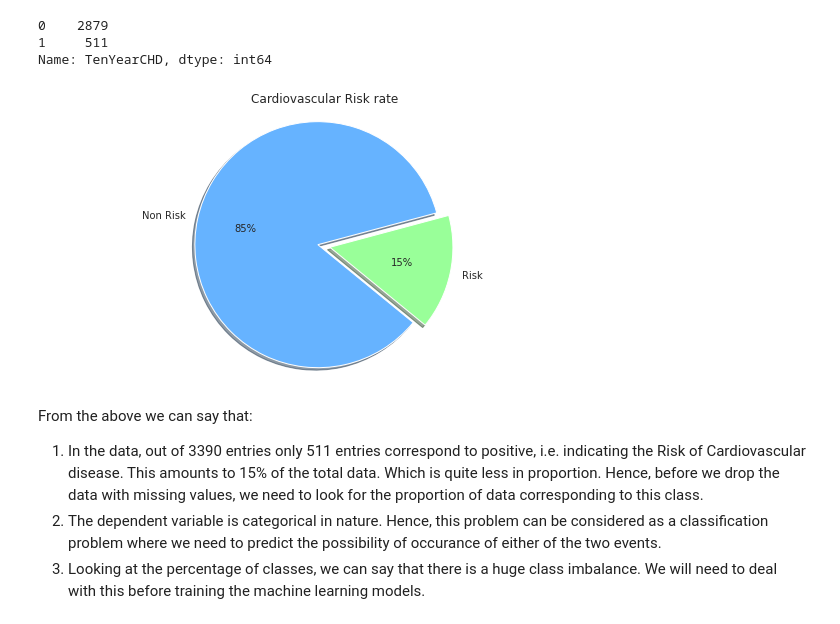
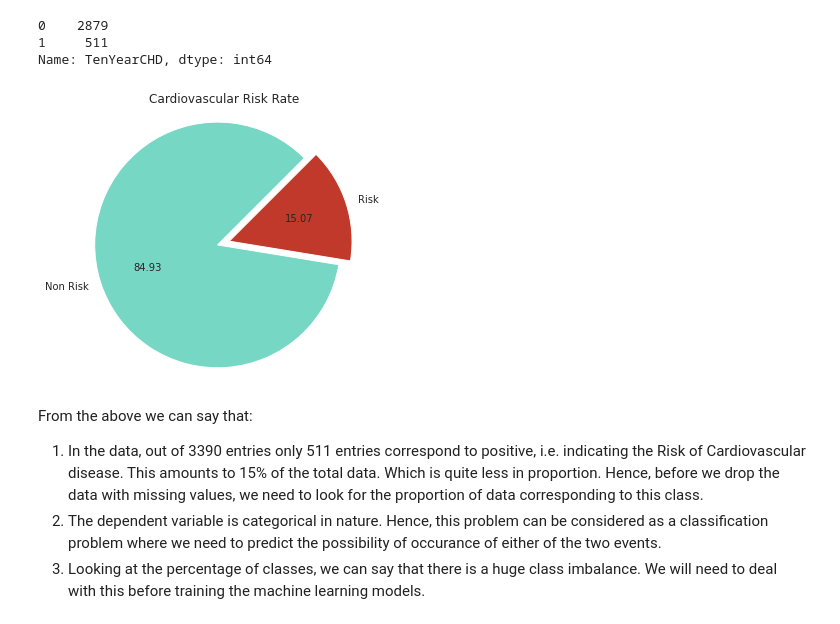
Before and after one commit to lakummahesh/Supervised-ML-Capstone-Project-Classification-Cardiovascular-Risk-Prediction, a Jupyter notebook: Cardiovascular_Risk_Prediction.ipynb, the cells around one changed output. Drawn from its saved outputs; the diff is of its cells as text; code cells hidden in the pictures.

```diff
--- a/Cardiovascular_Risk_Prediction.ipynb
+++ b/Cardiovascular_Risk_Prediction.ipynb
@@ -275,17 +276,17 @@ df2.TenYearCHD.value_counts()
 1     511
 Name: TenYearCHD, dtype: int64
 # %%
-# Let us plot the majority and minority set of the target variable
-labels = 'Non Risk',"Risk"
-my_colors = ['#66b3ff','#99ff99']
-my_explode = (0,0.1)
-plt.figure(figsize=(10,5))
-plt.pie(df2['TenYearCHD'].value_counts(), labels=labels ,autopct='%1.0f%%', startangle =15, shadow =True, colors = my_colors, explode=my_explode )
-plt.title("Cardiovascular Risk rate")
+# Plotting the pie chart of dependent variable to check the proportion of each class in the data
+plot_labels = 'Non Risk',"Risk"
+plot_colors = ['#76D7C4','#C0392B']
+explode_size = (0,0.1)
+plt.figure(figsize=(5,5))
+plt.pie(df2['TenYearCHD'].value_counts(), labels = plot_labels, autopct = '%.2f', startangle = 45, colors = plot_colors, explode = explode_size)
+plt.title("Cardiovascular Risk Rate")
 plt.axis('equal')
 plt.show()
 # %% [output]
-[figure, old version]
+[figure, new version]
 # %% [markdown]
 From the above we can say that:
 1. In the data, out of 3390 entries only 511 entries correspond to positive, i.e. indicating the Risk of Cardiovascular disease. This amounts to 15% of the total data. Which is quite less in proportion. Hence, before we drop the data with missing values, we need to look for the proportion of data corresponding to this class.
```
Also changed, not shown: parts of 52 cells of this notebook.
